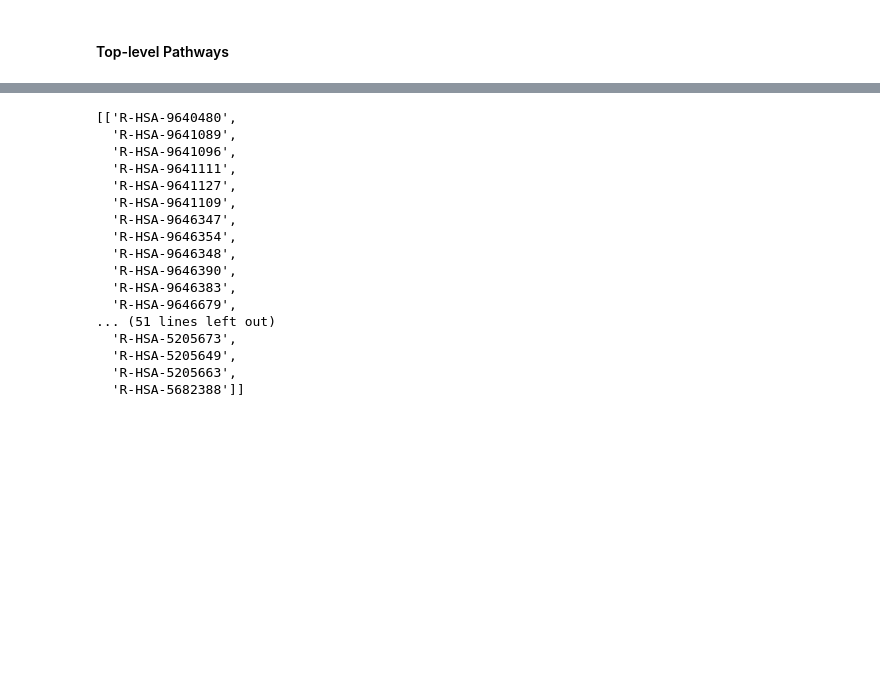
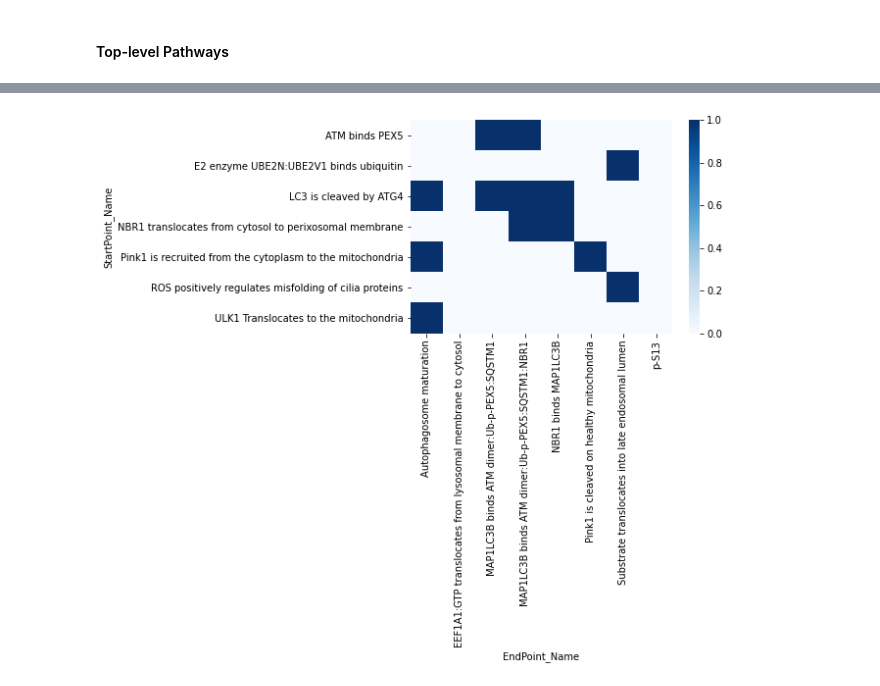
Before and after one commit to vthawfeek/Reactome_Network_Analysis, a Jupyter notebook: Pathway_StartEnd_Analysis.ipynb, the cells around one changed output, grey strips where cells are left out. Drawn from its saved outputs; the diff is of its cells as text; code cells hidden in the pictures; blank space fills up the shorter version.

Commit message:
Start/End heatmap

```diff
--- a/Pathway_StartEnd_Analysis.ipynb
+++ b/Pathway_StartEnd_Analysis.ipynb
@@ -461,3 +537,0 @@ df
-# %%
-for i in Indeg:
-    print(i, ReacIDName_Dict[i])
@@ -472,3 +537,0 @@ R-HSA-5205661 Pink1 is recruited from the cytoplasm to the mitochondria
-# %%
-for i in Outdeg:
-    print(i, ReacIDName_Dict[i])
@@ -493,11 +537,0 @@ TypeError: is_simple_path() got an unexpected keyword argument 'source'
-# %%
-sp = []
-ep = []
-for i in Indeg:
-    for j in Outdeg:
-        paths = nx.all_simple_paths(G,source=i,target=j)
-        sp.append([i[0] for i in paths])
-        ep.append([i[len(i)-1] for i in paths])
-no_sp = [i for i in Indeg if i not in sp]
-no_ep = [i for i in Outdeg if i not in ep]
-no_ep
@@ -533,20 +538,41 @@ ep
-# %%
-paths
-# %% [output]
-[['R-HSA-9640480',
-  'R-HSA-9641089',
-  'R-HSA-9641096',
-  'R-HSA-9641111',
-  'R-HSA-9641127',
-  'R-HSA-9641109',
-  'R-HSA-9646347',
-  'R-HSA-9646354',
-  'R-HSA-9646348',
-  'R-HSA-9646390',
-  'R-HSA-9646383',
-  'R-HSA-9646679',
-... (51 lines left out)
-  'R-HSA-5205673',
-  'R-HSA-5205649',
-  'R-HSA-5205663',
-  'R-HSA-5682388']]
+# %%
+import pandas as pd
+import numpy as np
+import seaborn as sns
+import ast
+import cypher
+import os
+import re
+import networkx as nx
+
+#import predicted connection data
+##path
+notebook_path = os.path.abspath("Pathway_StartEnd_Analysis.ipynb")
+path=notebook_path.rsplit('/',1)
+path1=path[0]+'/Reaction_Connectivity/'
+path2=path[0]+'/Integrative_Analysis/'
+path3=path[0]+'/Reaction_StartEnd/'
+
+Pathway_Name = 'Autophagy'
+df = pd.read_csv(path3+Pathway_Name+'_SE.csv')
+df = df.replace(np.nan,'',regex=True)
+
+StartPoint_Name = {v.split(',')[1].split('"')[1]:v for i,v in enumerate(df['StartPoint']) if v!=''}
+EndPoint_Name = {v.split(',')[1].split('"')[1]:v for i,v in enumerate(df['EndPoint']) if v!=''}
+
+plot_list = []
+for i in StartPoint_Name:
+    for j in EndPoint_Name:
+        v=0
+        s = list(df[df['StartPoint']==StartPoint_Name[i]]['StartPath_ID'])[0]
+        e = list(df[df['EndPoint']==EndPoint_Name[j]]['EndPath_ID'])[0]
+        if s!='-' and e!='-' and int(s) in ast.literal_eval(e):
+            v = 1
+        #print('s: ',s,' e: ',e,' v: ',v)
+        plot_list.append([i,j,v])
+df_hm = pd.DataFrame(plot_list,columns=['StartPoint_Name','EndPoint_Name','Path'])
+
+df_hm = df_hm.pivot(index='StartPoint_Name',columns='EndPoint_Name',values='Path')
+ax = sns.heatmap(df_hm,cmap='Blues')
+# %% [output]
+[figure, added]
```
Also changed, not shown: parts of 9 cells of this notebook.
